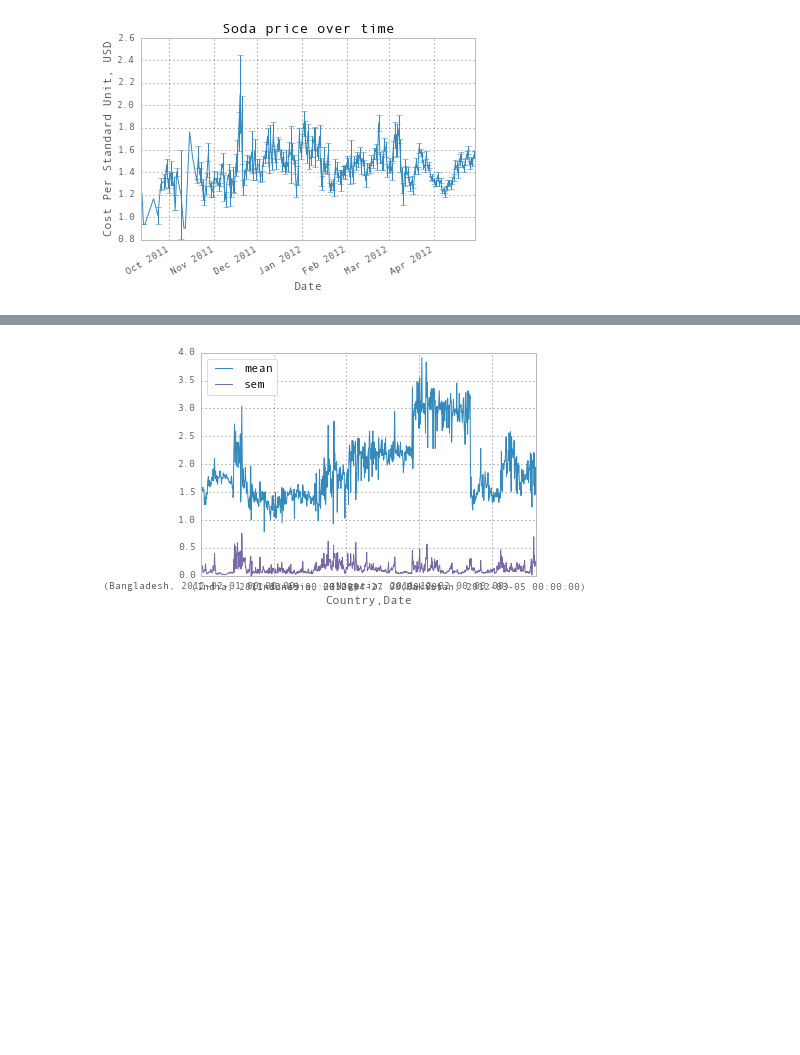
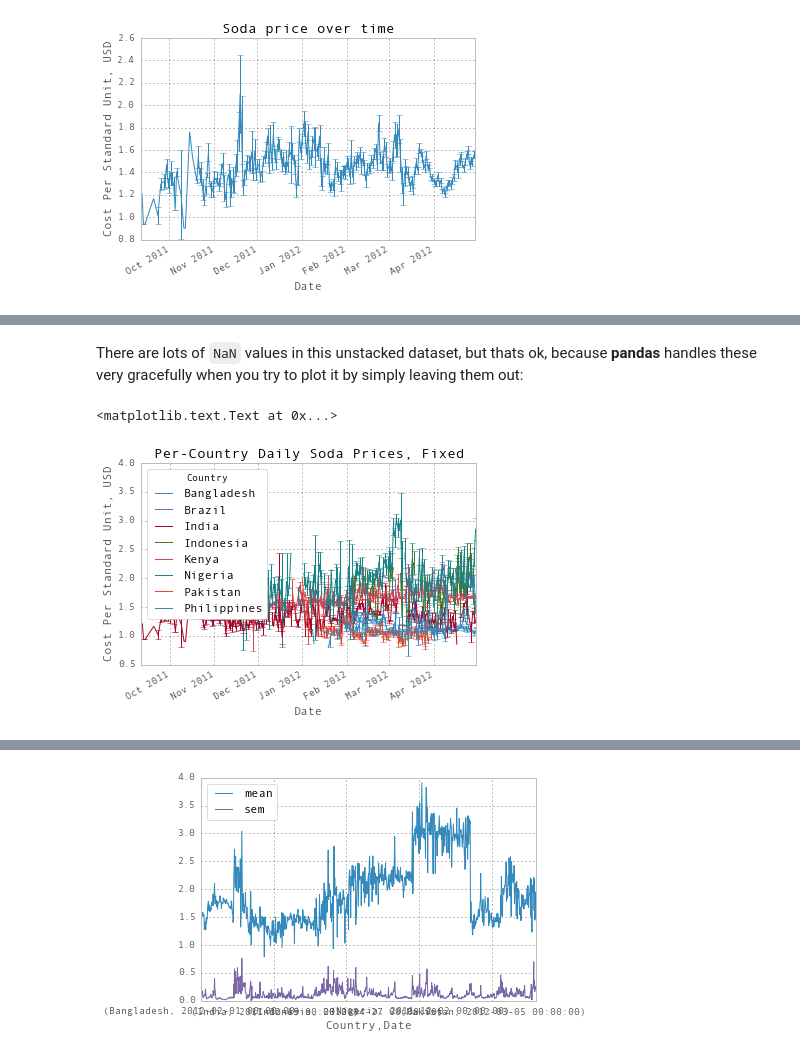
Before and after one commit to learn-co-students/intro-datascience-workshop-dumbo-web-080519, a Jupyter notebook: day2/Lesson 3 - Working with timeseries and learning to plot along the way.ipynb, the cells around one changed output, grey strips where cells are left out. Saved outputs shown, nothing was run; the diff lists cells and outputs as text; code cells hidden in the pictures; blank space fills up the shorter version.

```diff
--- a/day2/Lesson 3 - Working with timeseries and learning to plot along the way.ipynb
+++ b/day2/Lesson 3 - Working with timeseries and learning to plot along the way.ipynb
@@ -308,0 +376,6 @@ plt.ylabel("Cost Per Standard Unit, USD")
+# %%
+unstackedByCountryMeans = byCountrySodaMeans.unstack(level=0)
+unstackedByCountryErrs = byCountrySodaErrs.unstack(level=0)
+print unstackedByCountryMeans.head()
+print unstackedByCountryMeans.tail()
+#pd.rolling_mean(countrySodaGroups["Conv_Price"].aggregate(np.mean).unstack(level=0),10).plot()
@@ -308,0 +400,8 @@ plt.ylabel("Cost Per Standard Unit, USD")
+# %% [markdown]
+There are lots of `NaN` values in this unstacked dataset, but thats ok, because **pandas** handles these very gracefully when you try to plot it by simply leaving them out:
+# %%
+unstackedByCountryMeans.plot(yerr = unstackedByCountryErrs, title="Per-Country Daily Soda Prices, Fixed")
+plt.ylabel("Cost Per Standard Unit, USD")
+# %% [output]
+<matplotlib.text.Text at 0x...>
+[figure, added]
```
Also changed, not shown: parts of 21 cells of this notebook.
